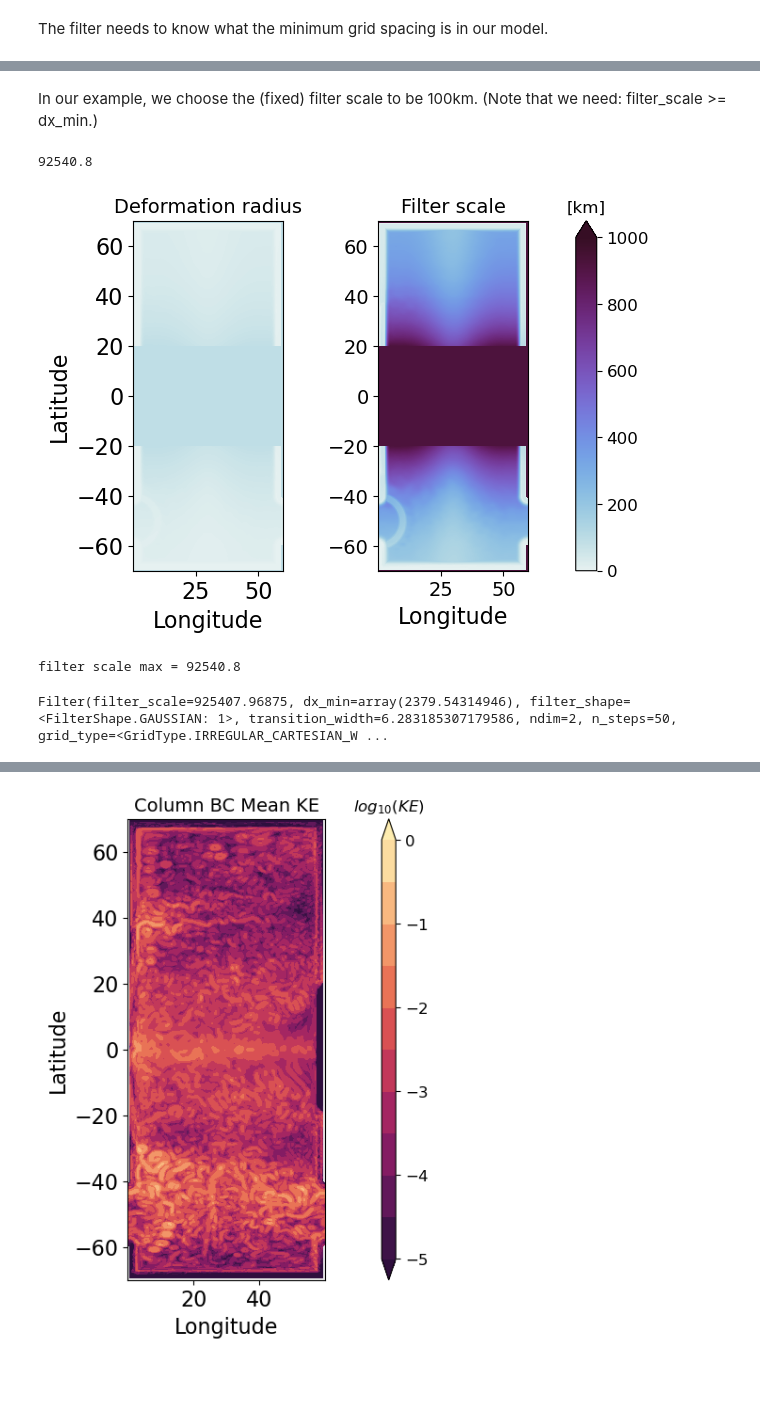
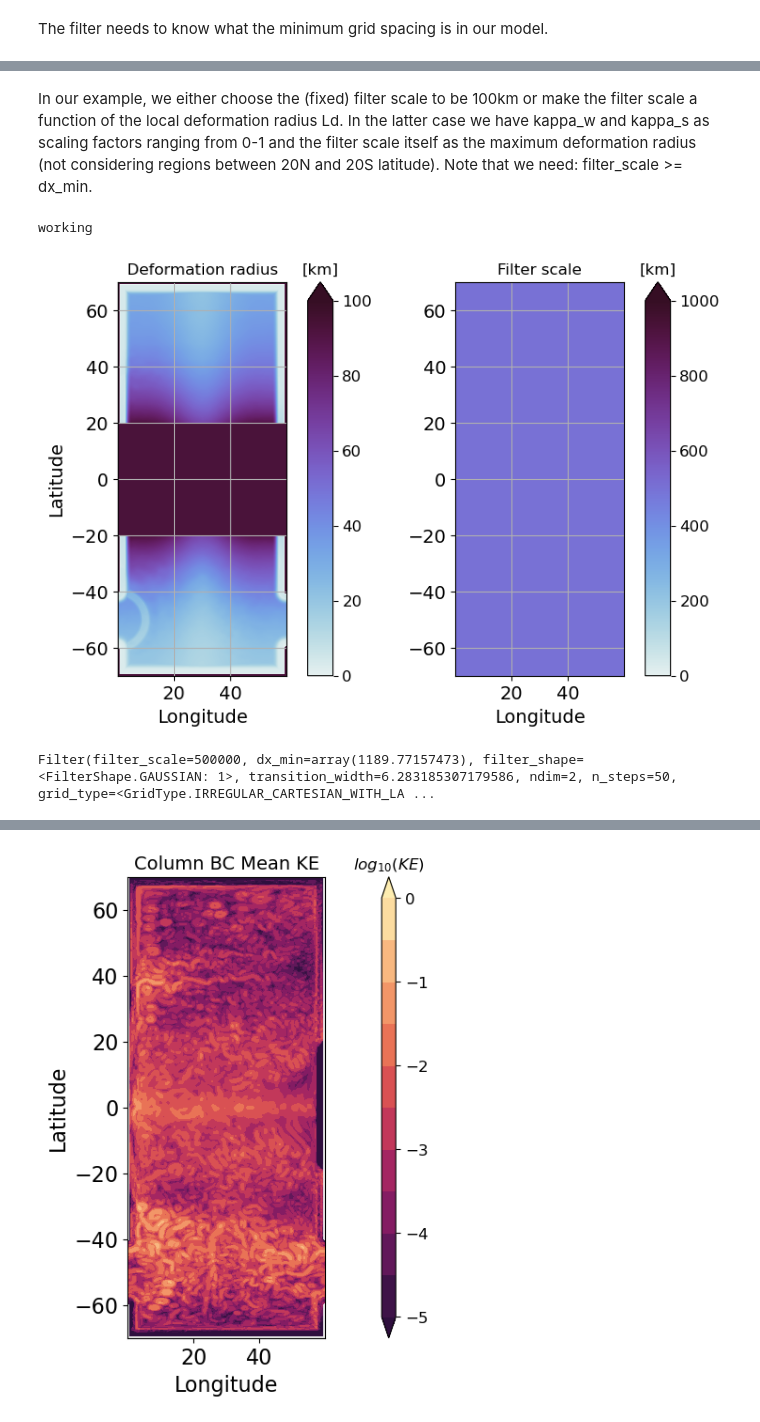
Before and after one commit to ElizabethYankovsky/Neverworld2-Analysis, a Jupyter notebook: GCM-filters-tutorial.ipynb, the cells around one changed output, grey strips where cells are left out. Drawn from its saved outputs; the diff is of its cells as text; code cells hidden in the pictures; blank space fills up the shorter version.

```diff
--- a/GCM-filters-tutorial.ipynb
+++ b/GCM-filters-tutorial.ipynb
@@ -124,7 +124,7 @@ dys = xr.DataArray(data=fs.dyCv.isel(yq=slice(0,Ny)),coords={'yh':av.yh,'xh':av.
 # %%
 Ld = xr.DataArray(av.Rd1.mean(dim='time'))
 
-Ld[800:1440,:]=np.nan #1/4 degree 280 is center, 1120 for 1/16 +-320
+Ld[1600:2880,:]=np.nan #1/4 degree 280 is center, 1120 for 1/16 800:1440, 1600:2880 for 1/32
 Ld = Ld.fillna(np.nanmax(Ld))
 
 print(np.nanmax(Ld))
@@ -144,55 +144,56 @@ dx_min, dx_max
-# %% [markdown]
-In our example, we choose the (fixed) filter scale to be 100km. (Note that we need: filter_scale >= dx_min.)
+# %% [markdown]
+In our example, we either choose the (fixed) filter scale to be 100km or make the filter scale a function of the local deformation radius Ld. In the latter case we have kappa_w and kappa_s as scaling factors ranging from 0-1 and the filter scale itself as the maximum deformation radius (not considering regions between 20N and 20S latitude). Note that we need: filter_scale >= dx_min.
 # %%
-#filter_scale = 1000000
-#kappa_w = Ld*0+1 #using kappa_w and kappa_s = 1s recovers the fixed filter scale.
-#kappa_s = Ld*0+1
+#Option 1 using fixed filter scale:
 
-Lf = np.max(Ld.data)
-filter_scale = Lf*10
-kappa_w = Ld/Lf#Ld**2 / Lf**2
-kappa_s = Ld/Lf#Ld**2 / Lf**2
+filter_scale = 500000
+kappa_w = Ld*0.+1. #using kappa_w and kappa_s = 1s recovers the fixed filter scale.
+kappa_s = Ld*0.+1.
+
+#Option 2 using local deformation radius as the filter scale:
+
+#Lf = np.max(Ld.data)
+#filter_scale = Lf*10
+#kappa_w = Ld**2 / Lf**2
+#kappa_s = Ld**2 / Lf**2
-# %%
-Lf
-# %% [output]
-92540.8
+# %%
+print('working')
+# %% [output]
+working
 # %%
 #Plotting Filter scale
-fig = plt.figure(figsize=(7, 5), dpi=100, facecolor='w', edgecolor='k')
+fig = plt.figure(figsize=(9, 6), dpi=100, facecolor='w', edgecolor='k')
 ax1 = fig.add_axes([0.15,0.2,0.35,0.7])
-
-ax2 = fig.add_axes([0.5,0.2,0.35,0.7])
-ax3 = fig.add_axes([.85, 0.2, 0.03, 0.7])
+axc1 = fig.add_axes([0.45,0.2,0.03,0.7])
+ax2 = fig.add_axes([0.55,0.2,0.35,0.7])
+axc2 = fig.add_axes([.85, 0.2, 0.03, 0.7])
 
 ax1.set_facecolor((0.92, 0.92, 0.92))
-ax1.set_title('Deformation radius',fontsize=14)
-ax2.set_title('Filter scale',fontsize=14)
-ax1.set_xlabel('Longitude',fontsize=16)
-ax2.set_xlabel('Longitude',fontsize=16)
-ax1.set_ylabel('Latitude',fontsize=16)
-ax1.tick_params(labelsize=16);
+ax1.set_title('Deformation radius',fontsize=12)
+ax2.set_title('Filter scale',fontsize=12)
+ax1.set_xlabel('Longitude',fontsize=14); ax2.set_xlabel('Longitude',fontsize=14)
+ax1.set_ylabel('Latitude',fontsize=14)
+ax1.tick_params(labelsize=14);
 ax2.tick_params(labelsize=14)
-#ax2.set_title('$log_{10}(m^2/s^2)$',fontsize=10)
-
-#KE_surface[(KE_surface)<1e-5]==1e-5
 
 
-plotted =ax1.pcolor(xhp,yhp,Ld/1000,cmap=cmocean.cm.dense,vmin=0,vmax=1000)
-plotted =ax2.pcolor(xhp,yhp,filter_scale*kappa_s/1000,cmap=cmocean.cm.dense,vmin=0,vmax=1000)
+plotted1 =ax1.pcolormesh(xhp,yhp,Ld/1000,cmap=cmocean.cm.dense,vmin=0,vmax=100)
+plotted2 =ax2.pcolormesh(xhp,yhp,filter_scale*(kappa_s**0.5)/1000,cmap=cmocean.cm.dense,vmin=0,vmax=1000)
 
 
-ax1.set_aspect('equal', 'box')
-ax2.set_aspect('equal', 'box')
-cbar = plt.colorbar(mappable=plotted, cax=ax3, orientation = 'vertical',extend='max');
+ax1.set_aspect('equal', 'box'); ax2.set_aspect('equal', 'box')
+ax1.grid('on'); ax2.grid('on')
 
-cbar.ax.tick_params(labelsize=12);
-ax3.set_title('[km]')
+cbar1 = plt.colorbar(mappable=plotted1, cax=axc1, orientation = 'vertical',extend='max');
+cbar2 = plt.colorbar(mappable=plotted2, cax=axc2, orientation = 'vertical',extend='max');
+
+cbar1.ax.tick_params(labelsize=12); cbar2.ax.tick_params(labelsize=12);
+axc1.set_title('[km]'); axc2.set_title('[km]')
+
 #
 plt.show()
-print('filter scale max =',np.nanmax(Lf*kappa_s))
 # %% [output]
-[figure, old version]
+[figure, new version]
-filter scale max = 92540.8
 # %%
 ufull = av.u[-1,:,:,:];
 u_interp= grid.interp(ufull,axis='X').fillna(0.)
@@ -216,5 +216,5 @@ filter = gcm_filters.Filter(
 )
 filter
 # %% [output]
-Filter(filter_scale=925407.96875, dx_min=array(2379.54314946), filter_shape=<FilterShape.GAUSSIAN: 1>, transition_width=6.283185307179586, ndim=2, n_steps=50, grid_type=<GridType.IRREGULAR_CARTESIAN_W ...
+Filter(filter_scale=500000, dx_min=array(1189.77157473), filter_shape=<FilterShape.GAUSSIAN: 1>, transition_width=6.283185307179586, ndim=2, n_steps=50, grid_type=<GridType.IRREGULAR_CARTESIAN_WITH_LA ...
 # %%
```
Also changed, not shown: parts of 18 cells of this notebook, 1 other file.
